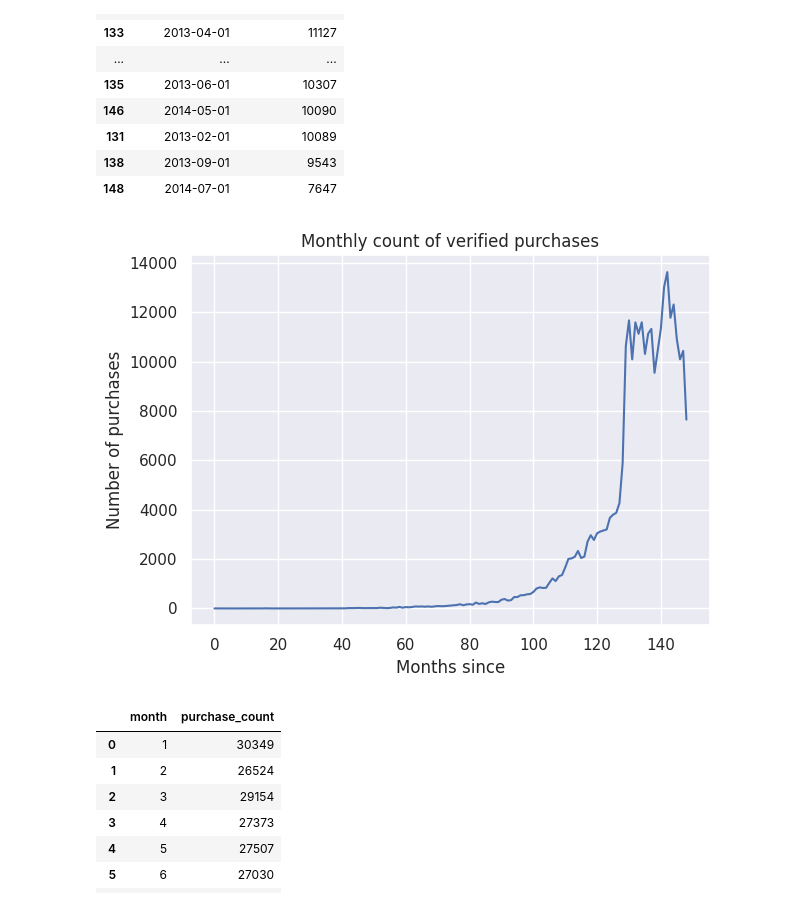
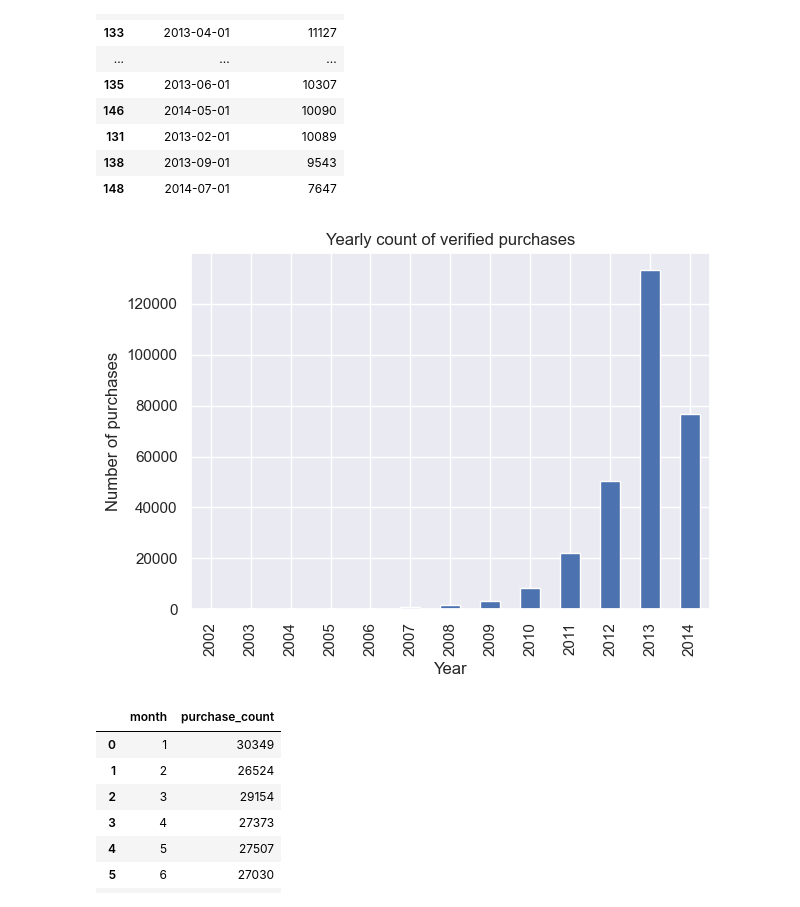
Before and after one commit to PiotrStachowicz/SequentialRecommendation, a Jupyter notebook: recbole/data/dataset/data_analysis/orginal/Sports_and_Outdoors_analysis.ipynb, the cells around one changed output. Cells and saved outputs as stored; diff of their text form; code cells hidden in the pictures.

Commit message:
switch from monthly to yearly count

```diff
--- a/recbole/data/dataset/data_analysis/orginal/Sports_and_Outdoors_analysis.ipynb
+++ b/recbole/data/dataset/data_analysis/orginal/Sports_and_Outdoors_analysis.ipynb
@@ -216,14 +213,15 @@ monthly_transaction_count.sort_values(by='purchase_count', ascending=False).head
 | 148 | 2014-07-01 | 7647 |
 # %%
 plt.figure(num=4)
-monthly_transaction_count['purchase_count'].plot(title="Monthly count of verified purchases")
-plt.xlabel('Months since')
+yearly_transaction_count = monthly_transaction_count.groupby(monthly_transaction_count['timestamp:float'].dt.year)['purchase_count'].sum()
+yearly_transaction_count.plot(kind='bar', title="Yearly count of verified purchases")
+plt.xlabel('Year')
 plt.ylabel('Number of purchases')
 plt.tight_layout()
 plt.grid(True)
 plt.show()
 # %% [output]
-[figure, old version]
+[figure, new version]
 # %%
 month_subseries_count = monthly_transaction_count.copy()
 month_subseries_count['month'] = month_subseries_count['timestamp:float'].dt.month
```
Also changed, not shown: parts of 7 cells of this notebook.
